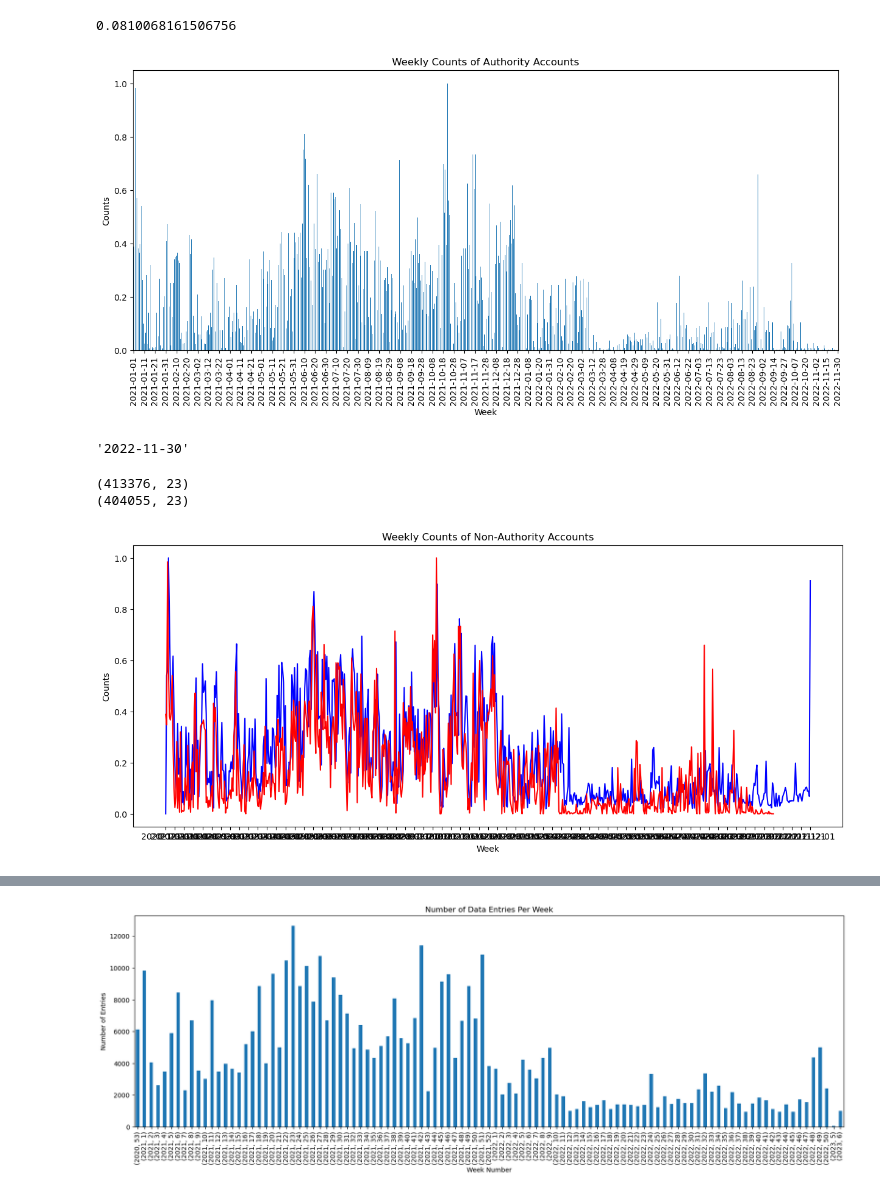
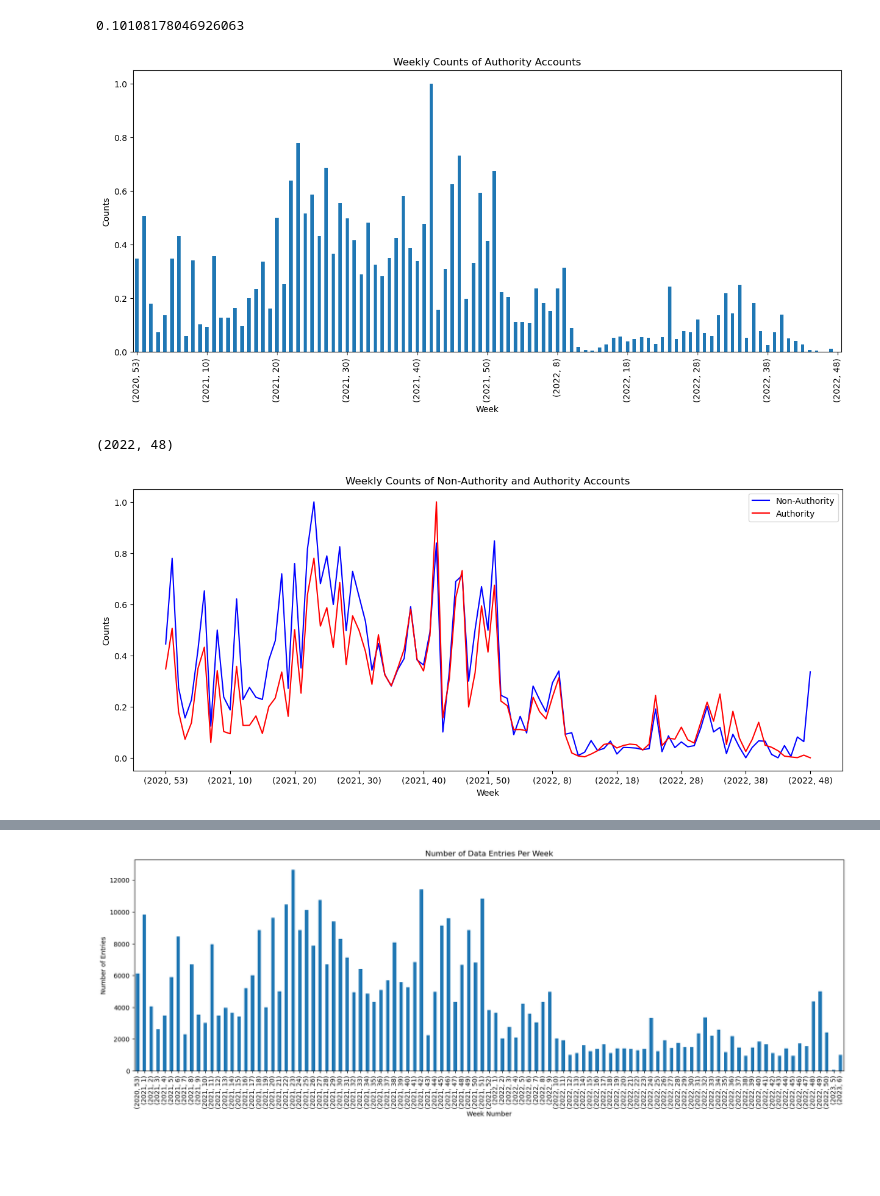
Before and after one commit to hantaoxiao/censorship, a Jupyter notebook: script.ipynb, the cells around one changed output, grey strips where cells are left out. Saved outputs shown, nothing was run; the diff lists cells and outputs as text; code cells hidden in the pictures; blank space fills up the shorter version.

```diff
--- a/script.ipynb
+++ b/script.ipynb
@@ -53,15 +80,25 @@ data['mbrank'] = data['user'].apply(lambda x: ast.literal_eval(x)['mbrank'])
 
 authority_keywords = [
     '早报', '晚报', '新闻', '报社', '时报', '日报', '报刊', '新华社', '人民日报', '中央电视台', '央视',
-    '官方', '政府', '通讯社', '中心', '研究所', '协会', '学会', '广播电台', '电视台'
+    '官方', '政府', '通讯社', '研究所', '医学会', '广播电台', '电视台', '发布', '健康局', '卫生局',
+    '药学会', '团学会', '融媒体', '服务中心', '媒体中心', '健康中心', '观察者网', '新京报', '紫光阁'
 ]
 
-# show first 5 rows of the data where verified is True and nick_name contains authority_keywords
-data[data['verified'] == True][data['nick_name'].str.contains('|'.join(authority_keywords))].head()
+remove_keywords = ['集团官方微博', '官微', '发布叻斯屎布利多', '诗酒流觞_港区日报写作中', '蒸汽机研究所', '韩国', '日本', '加拿大', '美国', '泰国', '欧洲', '俄罗斯'
+                    '四川电视台峨眉电影频道社区生活', '加勒比之光雪茄新闻', '足球报', '大英发布', 'ETtoday星光雲官方微博', '韩民族', 'Xsens官方', '长兴坛灸堂', '麻省医疗国际官方账号',
+                    '种草星球日报社', '电子商务官方微博', '驾校官方微博', '就业服务中心', '移民服务中心', '果然有喜', 'AKB48', 'Jesfull洁仕夫', '春日甜桃', '杨翔豆皮涮', '保险经纪',
+                    '纽约', '西雅图', '北京科译翻译', '爱宠官方', '费城', '正骨', '·', '_', '-', '冬呱', '立邦物流', '广州仁爱', '留学', '新西兰', '英国', '大红袍', '希腊', '龙之少年',
+                    '菲律宾', '摸鱼', '日语', '澳大利亚', '卡迪夫大学', '韩娱', '二次元', '华尔街', 'ChinaJoy', '偶像时报', '独傲', '格鲁吉亚', '曼彻斯特', 'game', '后援会', '粉丝',
+                    '影迷', 'GNZ48', '爱豆', '韩娱', '澳大利亚', '是真的吗', '花王']
+
+
+
+# show first 5 rows of the data where verified is True and nick_name contains authority_keywords but not remove_keywords
+data[data['verified'] == True][data['nick_name'].str.contains('|'.join(authority_keywords))][~data['nick_name'].str.contains('|'.join(remove_keywords))].head()
 
 # see the ratio of authority accounts in the verified accounts
-authority_verified = data[data['nick_name'].str.contains('|'.join(authority_keywords))].shape[0]
-total = data.shape[0]
-authority_verified/total
+authority_verified = data[data['verified'] == True][data['nick_name'].str.contains('|'.join(authority_keywords))][~data['nick_name'].str.contains('|'.join(remove_keywords))]
+
+authority_verified.shape[0] / data.shape[0]
 # %% [output]
-0.0810068161506756
+0.10108178046926063
@@ -72,14 +108,14 @@ authority_accounts = data[data['nick_name'].str.contains('|'.join(authority_keyw
 # %%
 
-authority_accounts = authority_accounts[authority_accounts['created_at'] <= '2022-12-01']
-authority_weekly_counts = authority_accounts.groupby(['created_date']).size()
+authority_accounts = authority_verified[authority_verified['created_at'] <= '2022-12-01']
+authority_weekly_counts = authority_accounts.groupby(['year', 'week']).size()
 
 # minmax scale the weekly counts
 authority_weekly_counts = (authority_weekly_counts - authority_weekly_counts.min()) / (authority_weekly_counts.max() - authority_weekly_counts.min())
 
 
-# select last day of authority accounts
-authority_last_day = authority_accounts['created_date'].max()
+# # select last day of authority accounts
+# authority_last_day = authority_accounts['created_date'].max()
 
 # plot the weekly counts of authority accounts
 plt.figure(figsize=(15, 6))
@@ -92,38 +128,44 @@ plt.xlabel('Week')
 plt.ylabel('Counts')
 plt.show()
 # select last day of authority accounts
-authority_last_day
+# authority_last_day
 # %% [output]
-[figure, old version]
+[figure, new version]
-'2022-11-30'
+# %%
+# check the last index of the weekly counts
+authority_weekly_counts.index[-1]
+# %% [output]
+(2022, 48)
 # %%
 # select non-authority accounts
 non_authority_accounts = data[~data['nick_name'].str.contains('|'.join(authority_keywords))]
 
-#drop the row where date is after the last day of authority accounts
-print(non_authority_accounts.shape)
-non_authority_accounts = non_authority_accounts[non_authority_accounts['created_date'] <= '2022-12-01']
-print(non_authority_accounts.shape)
+# #drop the row where date is after the last day of authority accounts
+# print(non_authority_accounts.shape)
+# non_authority_accounts = non_authority_accounts[non_authority_accounts['created_date'] <= '2022-12-01']
+# print(non_authority_accounts.shape)
 
-non_authority_weekly_counts = non_authority_accounts.groupby(['created_date']).size()
+non_authority_weekly_counts = non_authority_accounts.groupby(['year', 'week']).size()
+
+# drop the data after the last day of authority accounts
+non_authority_weekly_counts = non_authority_weekly_counts.loc[:authority_weekly_counts.index[-1]]
 
 # minmax scale the weekly counts
 non_authority_weekly_counts = (non_authority_weekly_counts - non_authority_weekly_counts.min()) / (non_authority_weekly_counts.max() - non_authority_weekly_counts.min())
 
 # plot the weekly counts of non-authority accounts
 plt.figure(figsize=(15, 6))
 non_authority_weekly_counts.plot(kind='line', color='blue')
 authority_weekly_counts.plot(kind='line', color='red')
 
 # set the interval of x-axis
 plt.xticks(np.arange(0, len(non_authority_weekly_counts), 10), non_authority_weekly_counts.index[::10])
 
 
-plt.title('Weekly Counts of Non-Authority Accounts')
+plt.title('Weekly Counts of Non-Authority and Authority Accounts')
 plt.xlabel('Week')
 plt.ylabel('Counts')
+plt.legend(['Non-Authority', 'Authority'])
 plt.show()
 # %% [output]
-(413376, 23)
-(404055, 23)
-[figure, old version]
+[figure, new version]
```
Also changed, not shown: parts of 12 cells of this notebook.
